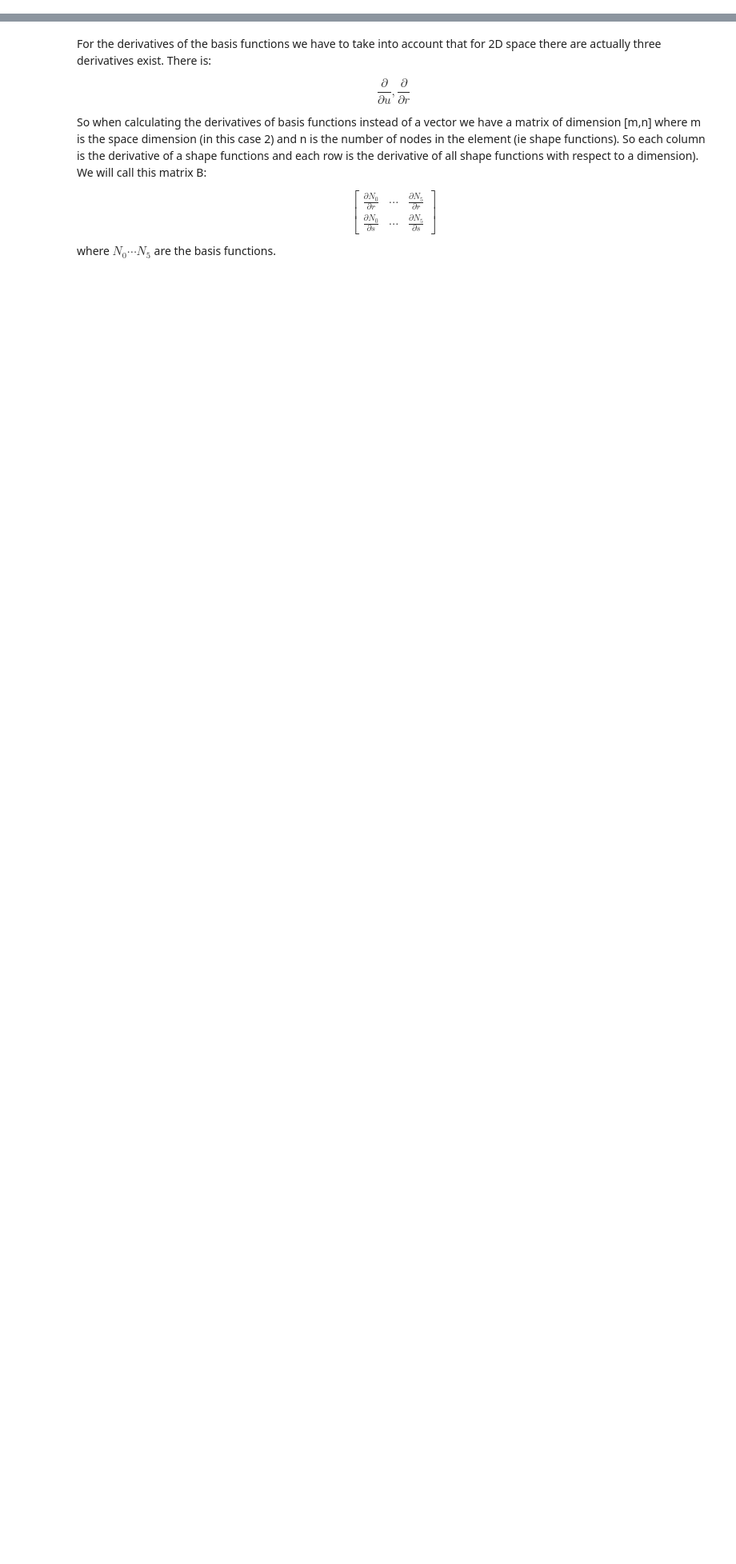
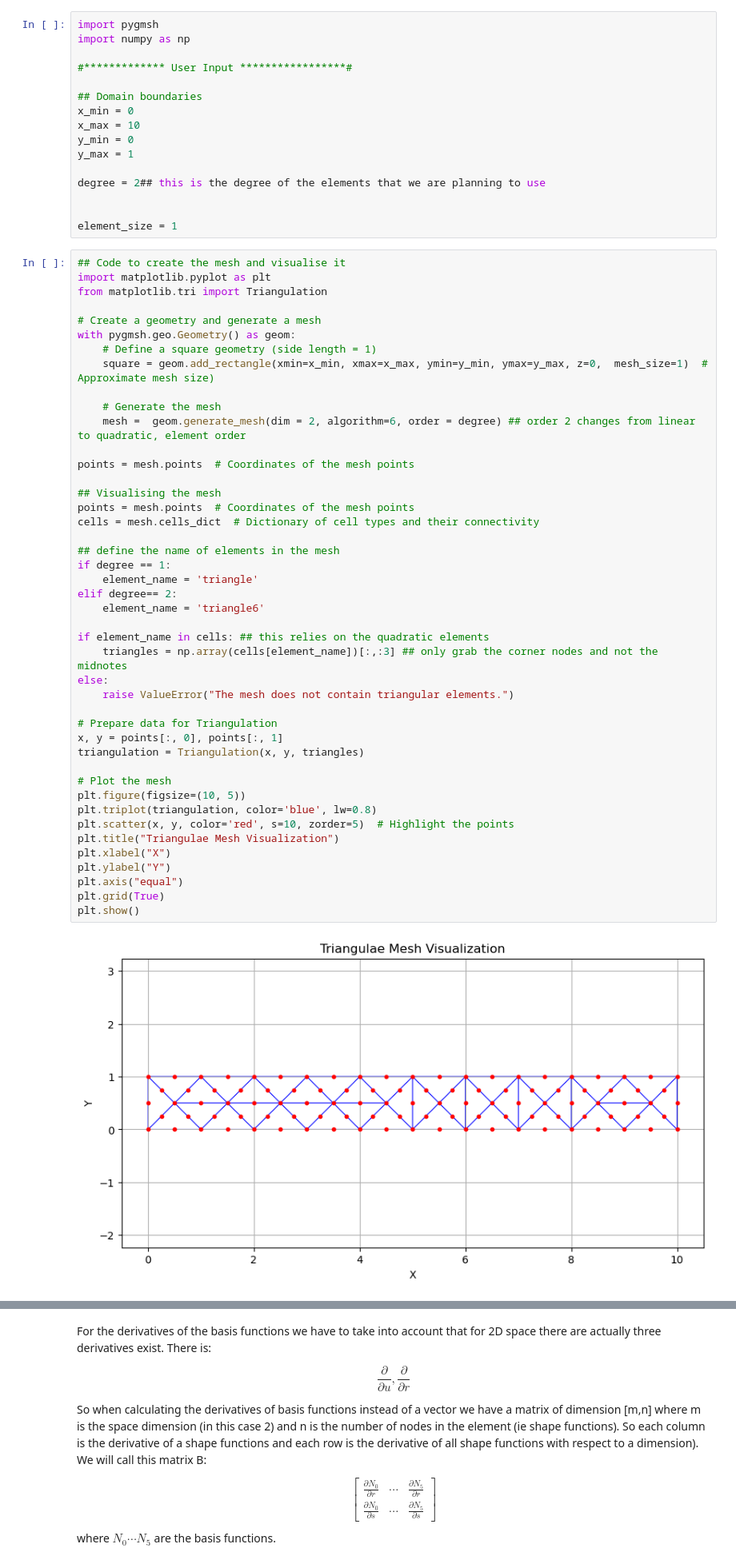
Before and after one commit to ImperialCollegeLondon/ReCoDe-Finite-Element-Method, a Jupyter notebook: notebooks/Tests.ipynb, the cells around one changed output, grey strips where cells are left out. Shown at 80% size. Drawn from its saved outputs; the diff is of its cells as text; blank space fills up the shorter version.

```diff
--- a/notebooks/Tests.ipynb
+++ b/notebooks/Tests.ipynb
@@ -91 +97,63 @@ plt.show()
+# %%
+import pygmsh
+import numpy as np
+
+#************* User Input *****************#
+
+## Domain boundaries
+x_min = 0
+x_max = 10
+y_min = 0
+y_max = 1
+
+degree = 2## this is the degree of the elements that we are planning to use
+
+
+element_size = 1
+# %%
+## Code to create the mesh and visualise it
+import matplotlib.pyplot as plt
+from matplotlib.tri import Triangulation
+
+# Create a geometry and generate a mesh
+with pygmsh.geo.Geometry() as geom:
+    # Define a square geometry (side length = 1)
+    square = geom.add_rectangle(xmin=x_min, xmax=x_max, ymin=y_min, ymax=y_max, z=0,  mesh_size=1)  # Approximate mesh size)
+
+    # Generate the mesh
+    mesh =  geom.generate_mesh(dim = 2, algorithm=6, order = degree) ## order 2 changes from linear to quadratic, element order
+
+points = mesh.points  # Coordinates of the mesh points
+
+## Visualising the mesh
+points = mesh.points  # Coordinates of the mesh points
+cells = mesh.cells_dict  # Dictionary of cell types and their connectivity
+
+## define the name of elements in the mesh
+if degree == 1:
+    element_name = 'triangle'
+elif degree== 2:
+    element_name = 'triangle6'
+
+if element_name in cells: ## this relies on the quadratic elements
+    triangles = np.array(cells[element_name])[:,:3] ## only grab the corner nodes and not the midnotes
+else:
+    raise ValueError("The mesh does not contain triangular elements.")
+
+# Prepare data for Triangulation
+x, y = points[:, 0], points[:, 1]
+triangulation = Triangulation(x, y, triangles)
+
+# Plot the mesh
+plt.figure(figsize=(10, 5))
+plt.triplot(triangulation, color='blue', lw=0.8)
+plt.scatter(x, y, color='red', s=10, zorder=5)  # Highlight the points
+plt.title("Triangulae Mesh Visualization")
+plt.xlabel("X")
+plt.ylabel("Y")
+plt.axis("equal")
+plt.grid(True)
+plt.show()
+# %% [output]
+[figure, added]
 # %% [markdown]
```
Also changed, not shown: parts of 22 cells of this notebook, 3 other files.
